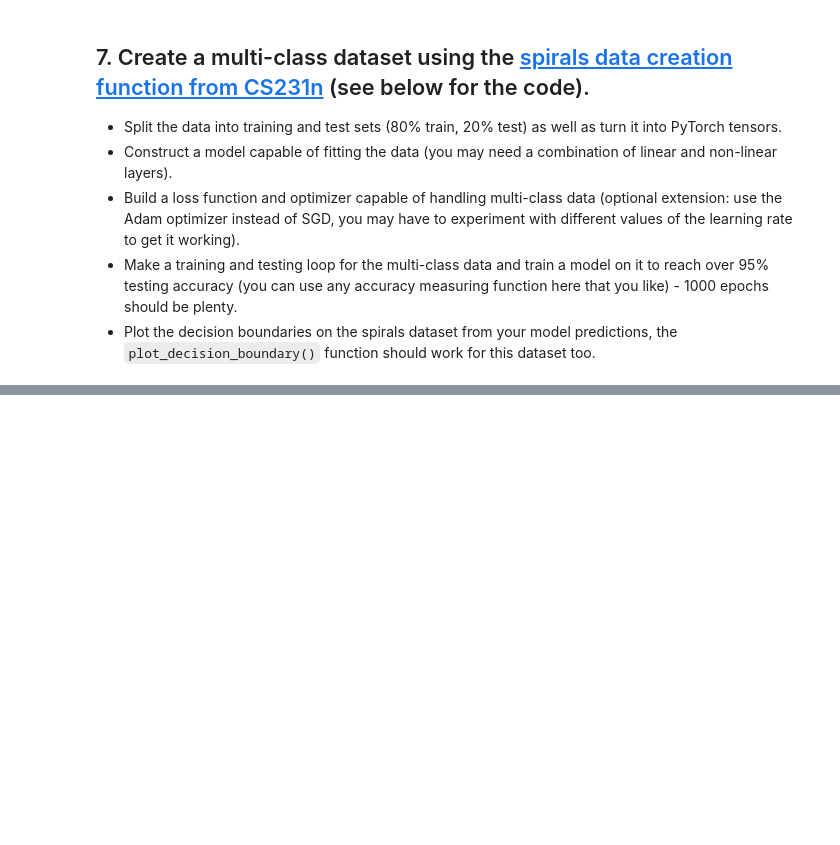
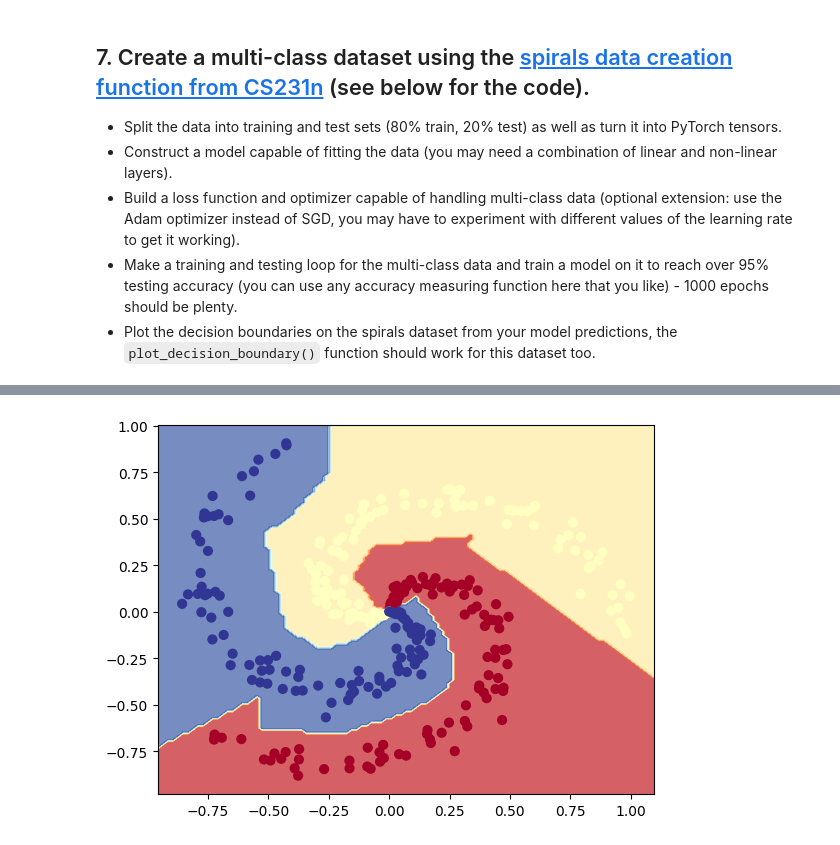
Before and after one commit to Endrawan/learn-pytorch, a Jupyter notebook: 02_pytorch_classification_exercises.ipynb, the cells around one changed output, grey strips where cells are left out. Saved outputs shown, nothing was run; the diff lists cells and outputs as text; code cells hidden in the pictures; blank space fills up the shorter version.

```diff
--- a/02_pytorch_classification_exercises.ipynb
+++ b/02_pytorch_classification_exercises.ipynb
@@ -376,15 +411,19 @@ from torchmetrics import Accuracy
 # %%
 # Setup data to be device agnostic
-
+X_train, y_train = X_train.to(device), y_train.to(device)
+X_test, y_test = X_test.to(device), y_test.to(device)
 
 # Print out first 10 untrained model outputs (forward pass)
 print("Logits:")
-## Your code here ##
+y_logits = spiral_model(X_train).squeeze()
+print(y_logits[:10])
 
 print("Pred probs:")
-## Your code here ##
+y_prob = torch.softmax(y_logits, dim=1)
+print(y_prob[:10])
 
 print("Pred labels:")
-## Your code here ##
+y_pred = torch.argmax(y_prob, dim=1)
+print(y_pred[:10])
 # %% [output]
 Logits:
@@ -393,35 +446,45 @@ Pred labels:
 # %%
 # Setup loss function and optimizer
-# loss_fn =
-# optimizer =
+loss_fn = nn.CrossEntropyLoss()
+optimizer = torch.optim.AdamW(spiral_model.parameters(), lr=0.1)
 # %%
 # Build a training loop for the model
+epochs = 1000
 
 # Loop over data
-
-
+for epoch in range(epochs):
   ## Training
+  spiral_model.train()
 
   # 1. Forward pass
-
+  y_logits = spiral_model(X_train).squeeze()
+  y_prob = torch.softmax(y_logits, dim=1)
+  y_pred = torch.argmax(y_prob, dim=1)
 
   # 2. Calculate the loss
-
+  loss = loss_fn(y_logits, y_train)
+  acc = acc_fn(y_pred, y_train)
 
   # 3. Optimizer zero grad
-
+  optimizer.zero_grad()
 
   # 4. Loss backward
-
+  loss.backward()
 
   # 5. Optimizer step
-
+  optimizer.step()
 
   ## Testing
-
-
+  spiral_model.eval()
+  with torch.inference_mode():
     # 1. Forward pass
+    test_logits = spiral_model(X_test)
+    test_pred = torch.softmax(test_logits, dim=1).argmax(dim=1)
 
     # 2. Caculate loss and acc
+    test_loss = loss_fn(test_logits, y_test)
+    test_acc = acc_fn(test_pred, y_test)
 
   # Print out what's happening every 100 epochs
+  if epoch % 10 == 0:
+    print(f"Epoch: {epoch} | Loss: {loss:.5f}, Acc: {acc:.2f}% | Test Loss: {test_loss:.5f}, Test Acc: {test_acc:.2f}%")
@@ -428,2 +509,5 @@ Pred labels:
 # %%
 # Plot decision boundaries for training and test sets
+plot_decision_boundary(spiral_model, X_tensor, y_tensor)
+# %% [output]
+[figure, added]
```
Also changed, not shown: parts of 7 cells of this notebook, 2 other files.
